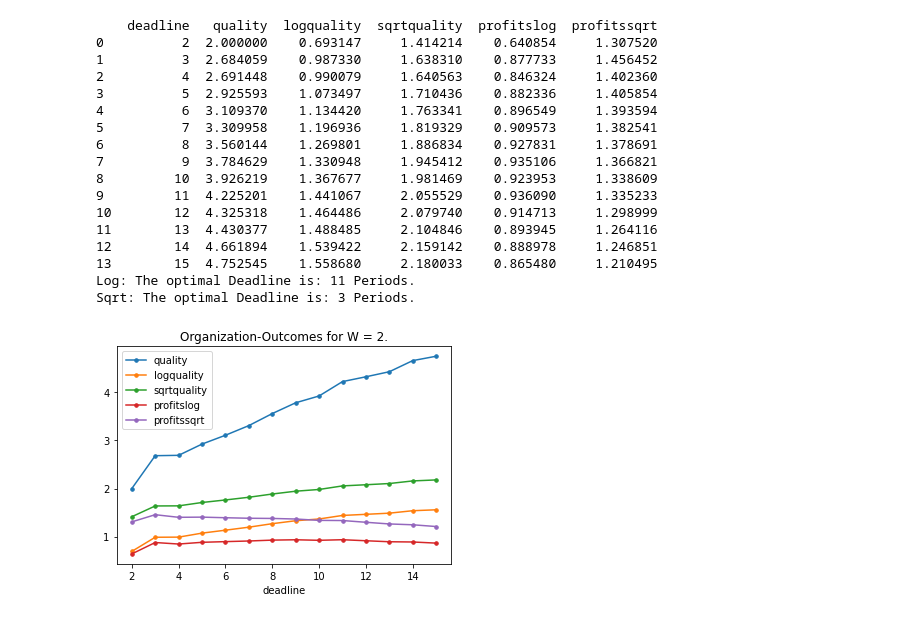
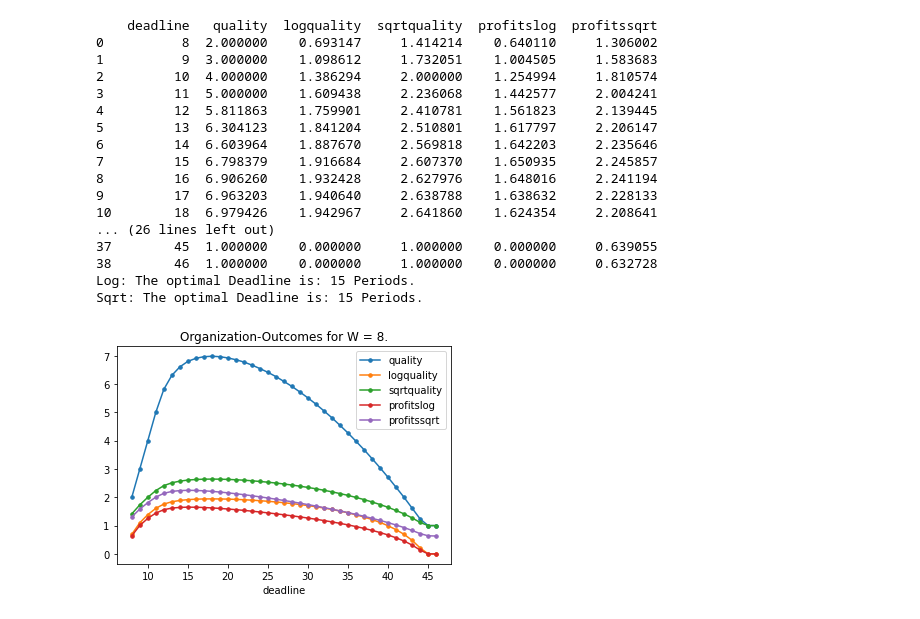
Before and after one commit to AndyOhneHandy/workspace8-seminarthesis, a Jupyter notebook: graphs.ipynb, the cells around one changed output. Drawn from its saved outputs; the diff is of its cells as text; code cells hidden in the pictures.

Commit message:
changed quality calc

```diff
--- a/graphs.ipynb
+++ b/graphs.ipynb
@@ -24,10 +24,12 @@ def deltasumsqrt(i, n, delta):
 
 # Function that calculates the quality-yield of a certain amount of effort:
 def qualitycalc(effort):
-    if effort > 0 and effort <= 0.5:
-        quality = 2*effort
-    elif effort > 0.5 and effort <= 1:
-        quality = 1 - 2*(effort - 0.5)
+    threshold = 0.50
+    if effort <= threshold:
+        quality = effort / threshold
+    #elif effort > -0.5 and effort < 0.5:
+    elif effort > threshold and effort <= 1:
+        quality = (1/(1-threshold))*(1-effort)
     else:
         quality = 0
     return quality
@@ -87,7 +89,7 @@ def contributioncalc(deadline, plots, uftype, printcontri):
             x += 1
         period += 1
     if plots == True:
-        plot = locals()[strtemp].plot(x = 'Period', marker = '.', markersize = 3, title = f"Effort decisions by period for deadline = {deadline}",) ##colormap = 'hot')
+        plot = locals()[strtemp].plot(x = 'Period', marker = '.', markersize = 3, title = f"Effort decisions by period for deadline = {deadline}",).legend(bbox_to_anchor=(1.0, 1.0)) ##colormap = 'hot')
         #plot
 
 
@@ -96,10 +98,10 @@ def contributioncalc(deadline, plots, uftype, printcontri):
 # %%
 # Assign Variables
 
-delta = 0.9         # Discount Factor
+delta = 0.95        # Discount Factor
 beta = 0.9          # Temporal Bias
-w = 2          # Required accumulated Effort
-r = 1.04           # Opportunity cost of a less tight deadline for the organization
+w = 8         # Required accumulated Effort
+r = 1.01           # Opportunity cost of a less tight deadline for the organization
 
 print(f"delta = {delta}; beta = {beta}; w = {w};")
 # %% [output]
@@ -130,11 +132,15 @@ deadlinelist = []
 qualitylist = []
 
 t = int(w) # + 1
-b = 4*t + 8
+b = 4*t + 15
 
 while t < b:
-    quallist = [qualitycalc(i) for i in contributioncalc(t, False, "sqrt", False)]
-    qualitylist += [sum(quallist)]
+    quallist = [qualitycalc(i) for i in contributioncalc(t, False, "log", False)]
+    if sum(quallist) > 0:
+        qualsum = sum(quallist) + 1
+    else:
+        qualsum = 1
+    qualitylist += [qualsum]
     deadlinelist += [t]
     t += 1
 
@@ -149,48 +155,48 @@ qualitydf['sqrtquality'] = sqrtquality
 rows = len(qualitydf)
 profitlist = []
 profitlistsq = []
 f = 0
 
 while f < rows:
     dlin = qualitydf.iloc[f,0]
     lqual = qualitydf.iloc[f,2]
     squal = qualitydf.iloc[f,3]
     profitlog = ((1/(r**dlin))*lqual)
     profitsqrt = ((1/(r**dlin))*squal)
     profitlist += [profitlog]
     profitlistsq += [profitsqrt]
     f += 1
 
 qualitydf['profitslog'] = profitlist
 qualitydf['profitssqrt'] = profitlistsq
 
-qualitydf.plot(x = 'deadline', marker = '.', markersize = 7, title = f"Organization-Outcomes for W = {w}.")
+qualitydf.plot(x = 'deadline', marker = '.', markersize = 7, title = f"Organization-Outcomes for W = {w}.").legend(bbox_to_anchor=(1.0, 1.0))
 
 print(qualitydf)
 
 maxprofit = qualitydf['profitslog'].idxmax()
 maxprofitsq = qualitydf['profitssqrt'].idxmax()
 optimaldeadlinelog = qualitydf.iloc[maxprofit,0]
 optimaldeadlinesqrt = qualitydf.iloc[maxprofitsq,0]
 
 print(f"Log: The optimal Deadline is: {optimaldeadlinelog} Periods.")
 print(f"Sqrt: The optimal Deadline is: {optimaldeadlinesqrt} Periods.")
 # %% [output]
     deadline   quality  logquality  sqrtquality  profitslog  profitssqrt
-0          2  2.000000    0.693147     1.414214    0.640854     1.307520
-1          3  2.684059    0.987330     1.638310    0.877733     1.456452
-2          4  2.691448    0.990079     1.640563    0.846324     1.402360
-3          5  2.925593    1.073497     1.710436    0.882336     1.405854
-4          6  3.109370    1.134420     1.763341    0.896549     1.393594
-5          7  3.309958    1.196936     1.819329    0.909573     1.382541
-6          8  3.560144    1.269801     1.886834    0.927831     1.378691
-7          9  3.784629    1.330948     1.945412    0.935106     1.366821
-8         10  3.926219    1.367677     1.981469    0.923953     1.338609
-9         11  4.225201    1.441067     2.055529    0.936090     1.335233
-10        12  4.325318    1.464486     2.079740    0.914713     1.298999
-11        13  4.430377    1.488485     2.104846    0.893945     1.264116
-12        14  4.661894    1.539422     2.159142    0.888978     1.246851
-13        15  4.752545    1.558680     2.180033    0.865480     1.210495
-Log: The optimal Deadline is: 11 Periods.
-Sqrt: The optimal Deadline is: 3 Periods.
+0          8  2.000000    0.693147     1.414214    0.640110     1.306002
+1          9  3.000000    1.098612     1.732051    1.004505     1.583683
+2         10  4.000000    1.386294     2.000000    1.254994     1.810574
+3         11  5.000000    1.609438     2.236068    1.442577     2.004241
+4         12  5.811863    1.759901     2.410781    1.561823     2.139445
+5         13  6.304123    1.841204     2.510801    1.617797     2.206147
+6         14  6.603964    1.887670     2.569818    1.642203     2.235646
+7         15  6.798379    1.916684     2.607370    1.650935     2.245857
+8         16  6.906260    1.932428     2.627976    1.648016     2.241194
+9         17  6.963203    1.940640     2.638788    1.638632     2.228133
+10        18  6.979426    1.942967     2.641860    1.624354     2.208641
+... (26 lines left out)
+37        45  1.000000    0.000000     1.000000    0.000000     0.639055
+38        46  1.000000    0.000000     1.000000    0.000000     0.632728
+Log: The optimal Deadline is: 15 Periods.
+Sqrt: The optimal Deadline is: 15 Periods.
-[figure, old version]
+[figure, new version]
```
Also changed, not shown: parts of 2 cells of this notebook.
